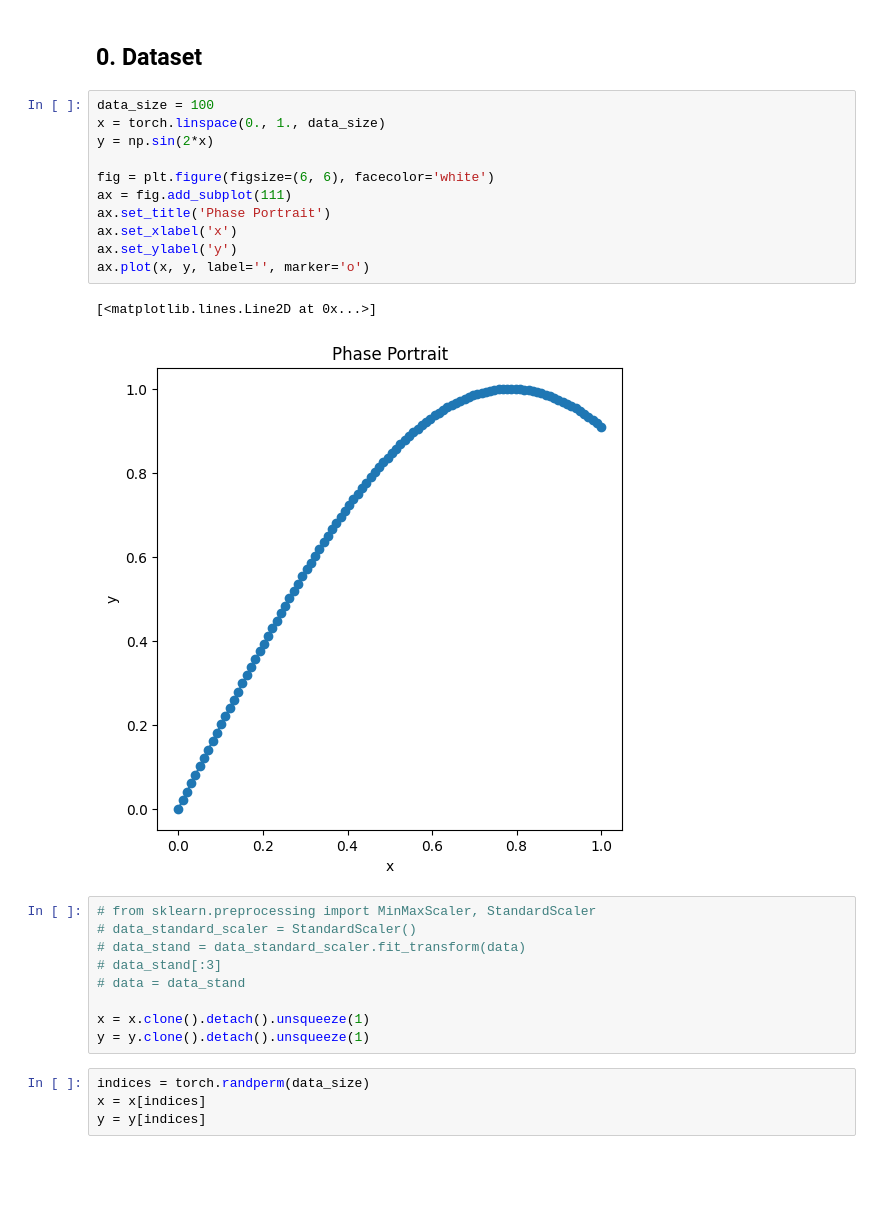
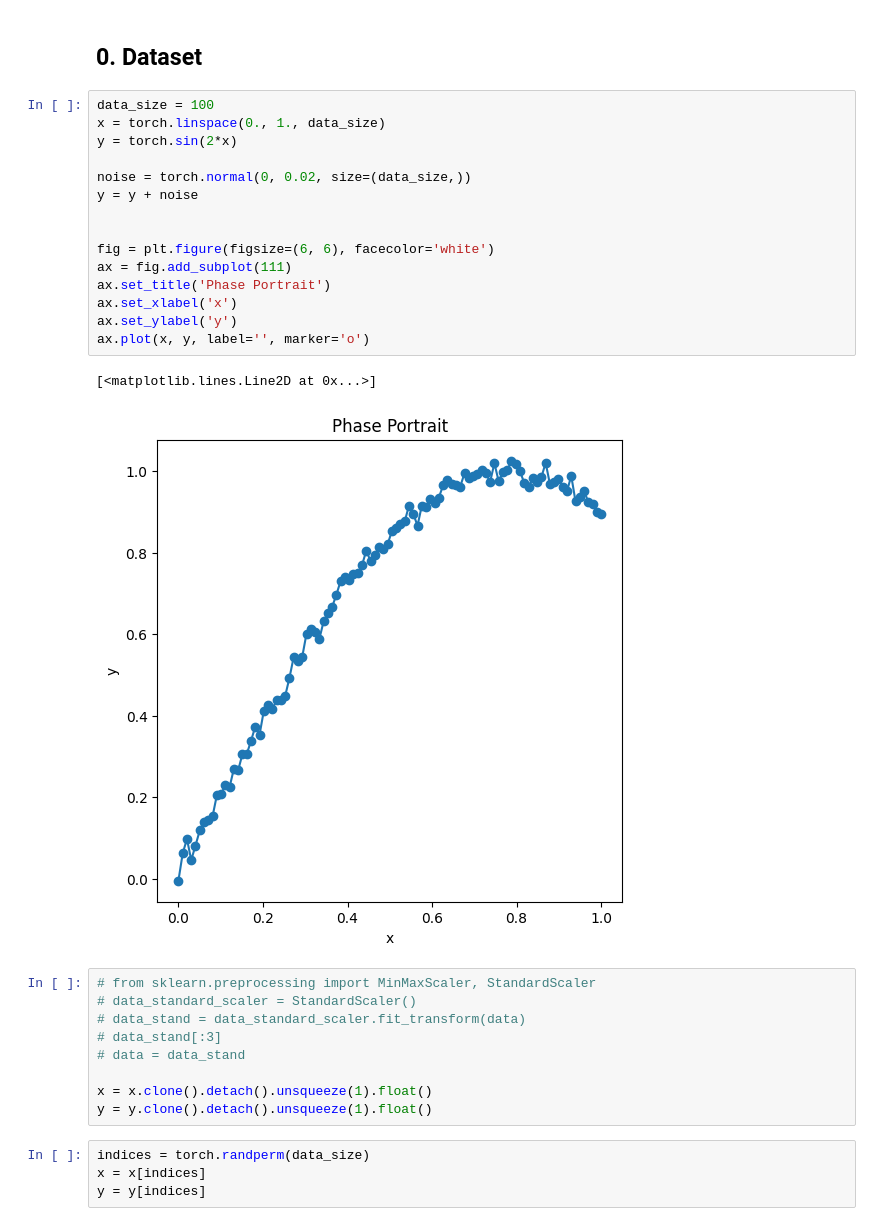
Before and after one commit to AnnaKangur/ML, a Jupyter notebook: NeuralODE/NeuralODE.ipynb, the cells around one changed output. Drawn from its saved outputs; the diff is of its cells as text; blank space fills up the shorter version.

```diff
--- a/NeuralODE/NeuralODE.ipynb
+++ b/NeuralODE/NeuralODE.ipynb
@@ -26,17 +26,21 @@ import plotly.express as px
 # %%
 data_size = 100
 x = torch.linspace(0., 1., data_size)
-y = np.sin(2*x)
+y = torch.sin(2*x)
+
+noise = torch.normal(0, 0.02, size=(data_size,))
+y = y + noise
+
 
 fig = plt.figure(figsize=(6, 6), facecolor='white')
 ax = fig.add_subplot(111)
 ax.set_title('Phase Portrait')
 ax.set_xlabel('x')
 ax.set_ylabel('y')
 ax.plot(x, y, label='', marker='o')
 # %% [output]
 [<matplotlib.lines.Line2D at 0x...>]
-[figure, old version]
+[figure, new version]
 # %%
 # from sklearn.preprocessing import MinMaxScaler, StandardScaler
 # data_standard_scaler = StandardScaler()
@@ -44,8 +48,8 @@ ax.plot(x, y, label='', marker='o')
 # data_stand[:3]
 # data = data_stand
 
-x = x.clone().detach().unsqueeze(1)
-y = y.clone().detach().unsqueeze(1)
+x = x.clone().detach().unsqueeze(1).float()
+y = y.clone().detach().unsqueeze(1).float()
 # %%
 indices = torch.randperm(data_size)
 x = x[indices]
```
Also changed, not shown: parts of 10 cells of this notebook.
